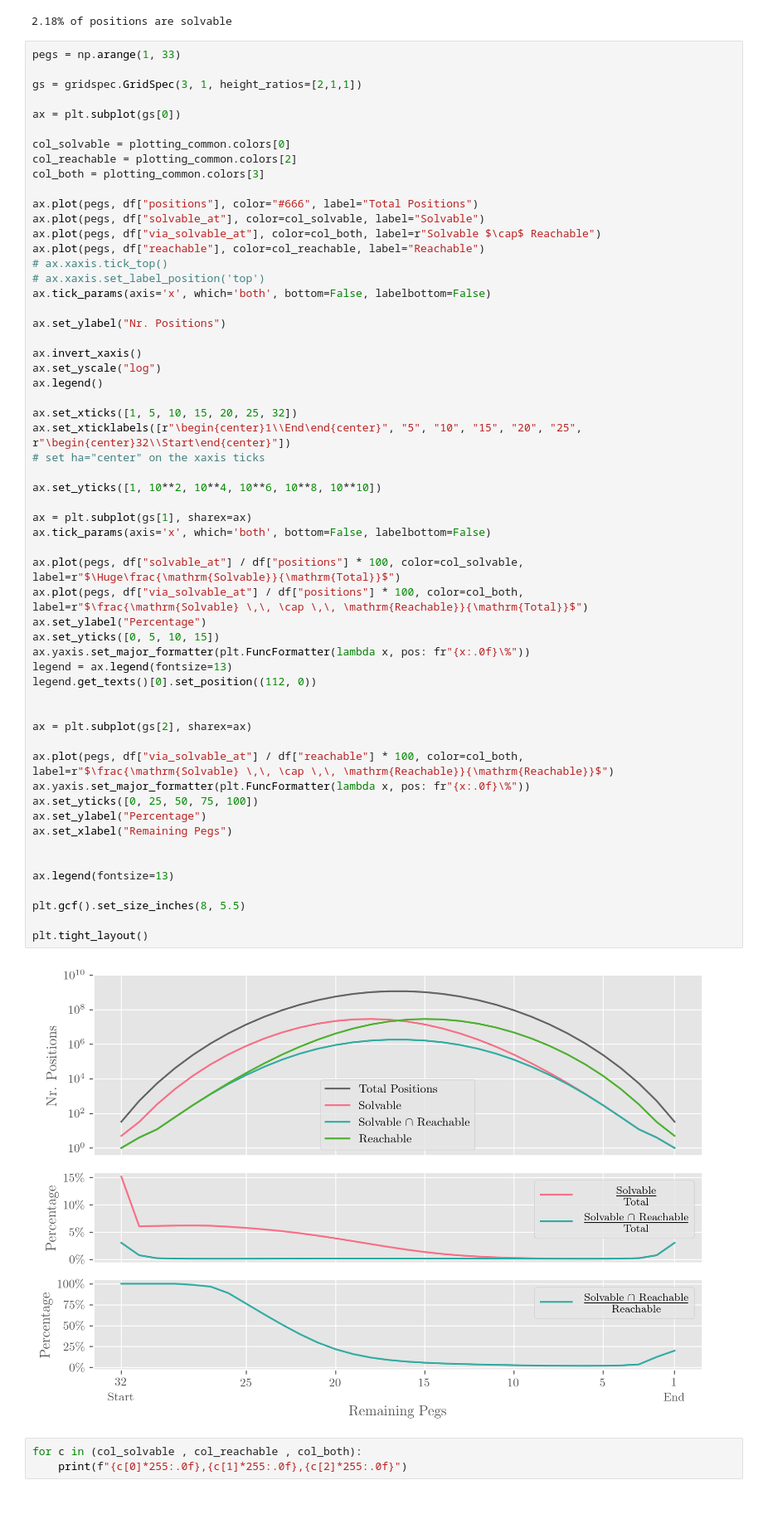
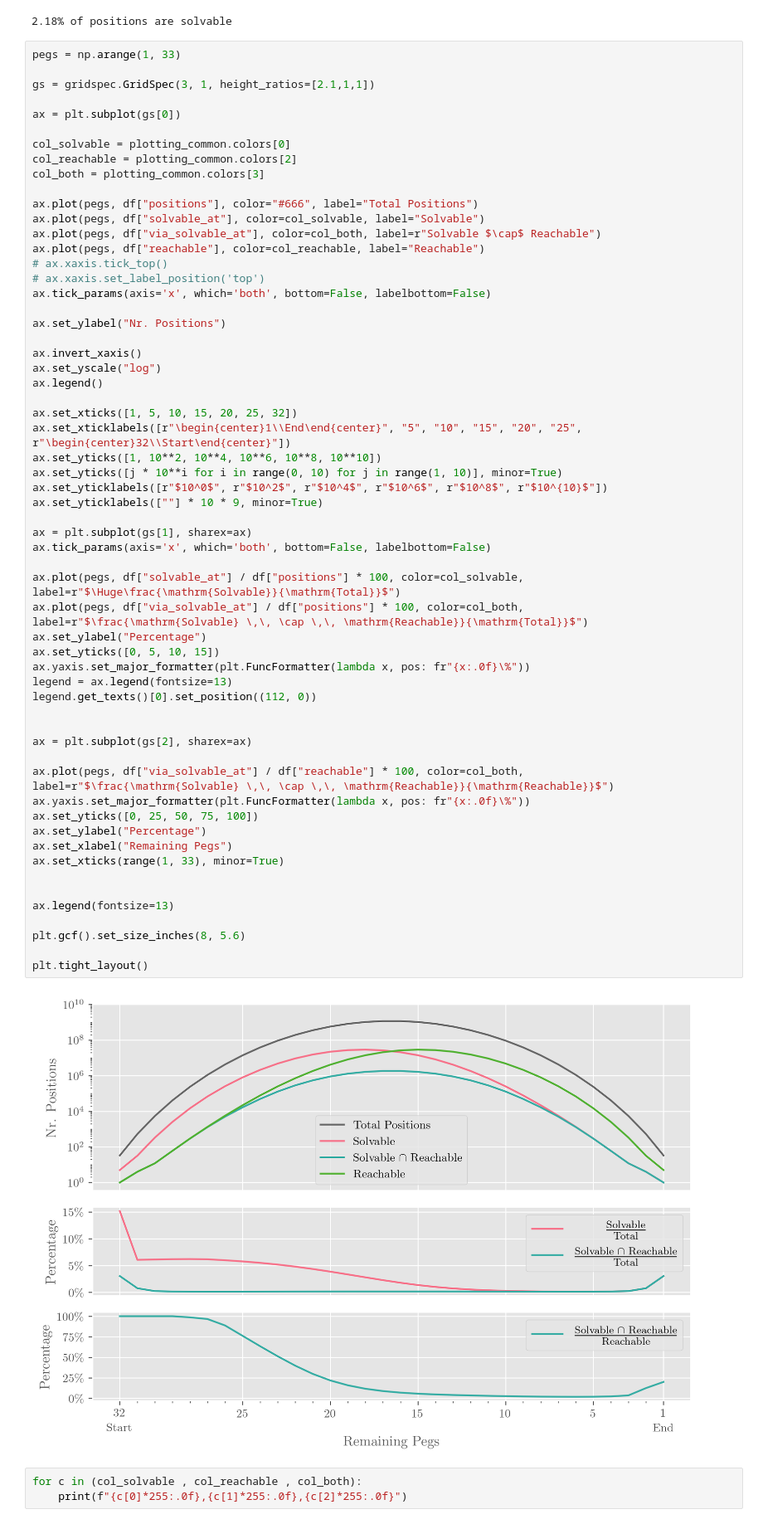
Before and after one commit to Pascal-So/peg-solitaire, a Jupyter notebook: evaluation/state_space.ipynb, the cells around one changed output. Shown: that part at 83% size. Cells and saved outputs as stored; diff of their text form.

```diff
--- a/evaluation/state_space.ipynb
+++ b/evaluation/state_space.ipynb
@@ -28,7 +28,7 @@ print(f"{total_solvable / total_positions * 100:.2f}% of positions are solvable"
 # %%
 pegs = np.arange(1, 33)
 
-gs = gridspec.GridSpec(3, 1, height_ratios=[2,1,1])
+gs = gridspec.GridSpec(3, 1, height_ratios=[2.1,1,1])
 
 ax = plt.subplot(gs[0])
 
@@ -52,38 +52,40 @@ ax.legend()
 
 ax.set_xticks([1, 5, 10, 15, 20, 25, 32])
 ax.set_xticklabels([r"\begin{center}1\\End\end{center}", "5", "10", "15", "20", "25", r"\begin{center}32\\Start\end{center}"])
-# set ha="center" on the xaxis ticks
-
 ax.set_yticks([1, 10**2, 10**4, 10**6, 10**8, 10**10])
+ax.set_yticks([j * 10**i for i in range(0, 10) for j in range(1, 10)], minor=True)
+ax.set_yticklabels([r"$10^0$", r"$10^2$", r"$10^4$", r"$10^6$", r"$10^8$", r"$10^{10}$"])
+ax.set_yticklabels([""] * 10 * 9, minor=True)
 
 ax = plt.subplot(gs[1], sharex=ax)
 ax.tick_params(axis='x', which='both', bottom=False, labelbottom=False)
 
 ax.plot(pegs, df["solvable_at"] / df["positions"] * 100, color=col_solvable, label=r"$\Huge\frac{\mathrm{Solvable}}{\mathrm{Total}}$")
 ax.plot(pegs, df["via_solvable_at"] / df["positions"] * 100, color=col_both, label=r"$\frac{\mathrm{Solvable} \,\, \cap \,\, \mathrm{Reachable}}{\mathrm{Total}}$")
 ax.set_ylabel("Percentage")
 ax.set_yticks([0, 5, 10, 15])
 ax.yaxis.set_major_formatter(plt.FuncFormatter(lambda x, pos: fr"{x:.0f}\%"))
 legend = ax.legend(fontsize=13)
 legend.get_texts()[0].set_position((112, 0))
 
 
 ax = plt.subplot(gs[2], sharex=ax)
 
 ax.plot(pegs, df["via_solvable_at"] / df["reachable"] * 100, color=col_both, label=r"$\frac{\mathrm{Solvable} \,\, \cap \,\, \mathrm{Reachable}}{\mathrm{Reachable}}$")
 ax.yaxis.set_major_formatter(plt.FuncFormatter(lambda x, pos: fr"{x:.0f}\%"))
 ax.set_yticks([0, 25, 50, 75, 100])
 ax.set_ylabel("Percentage")
 ax.set_xlabel("Remaining Pegs")
+ax.set_xticks(range(1, 33), minor=True)
 
 
 ax.legend(fontsize=13)
 
-plt.gcf().set_size_inches(8, 5.5)
+plt.gcf().set_size_inches(8, 5.6)
 
 plt.tight_layout()
 # %% [output]
-[figure, old version]
+[figure, new version]
 # %%
 for c in (col_solvable , col_reachable , col_both):
     print(f"{c[0]*255:.0f},{c[1]*255:.0f},{c[2]*255:.0f}")
```
Also changed, not shown: 6 other files.
